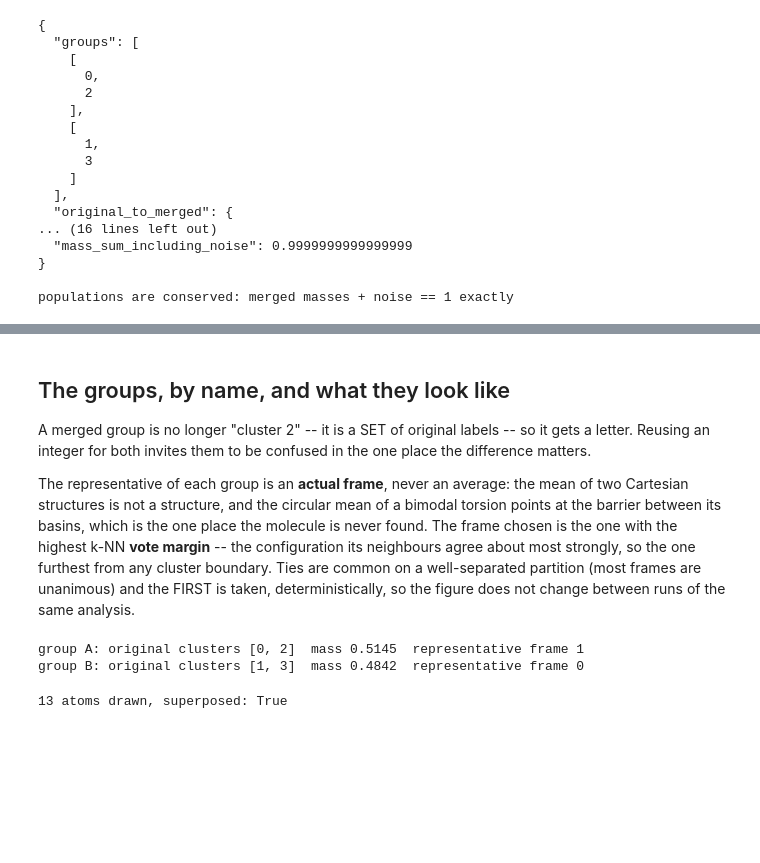
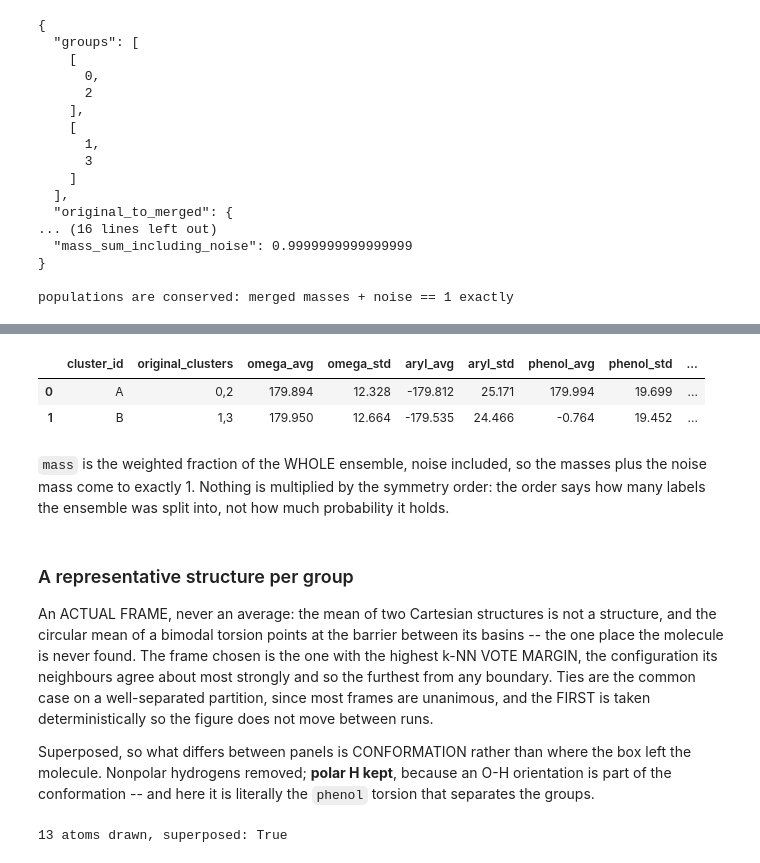
Before and after one commit to csy0000/MD-tools, a Jupyter notebook: docs/tutorial/paracetamol/analysis/clustering.ipynb, the cells around one changed output, grey strips where cells are left out. Drawn from its saved outputs; the diff is of its cells as text; code cells hidden in the pictures; blank space fills up the shorter version.

```diff
--- a/docs/tutorial/paracetamol/analysis/clustering.ipynb
+++ b/docs/tutorial/paracetamol/analysis/clustering.ipynb
@@ -176,31 +235,45 @@ populations are conserved: merged masses + noise == 1 exactly
+# %%
+def circular_mean(values):
+    return float(np.arctan2(np.sin(values).mean(), np.cos(values).mean()))
+
+def circular_std(values):
+    resultant = np.hypot(np.sin(values).mean(), np.cos(values).mean())
+    return float(np.sqrt(-2.0 * np.log(max(resultant, 1e-12))))
+
+rows = []
+for i, (name, members) in enumerate(groups.items()):
+    values = aligned[name]
+    row = {"cluster_id": name, "original_clusters": ",".join(str(m) for m in members)}
+    for column, torsion in enumerate(names):
+        row[f"{torsion}_avg"] = np.rad2deg(circular_mean(values[:, column]))
+        row[f"{torsion}_std"] = np.rad2deg(circular_std(values[:, column]))
+    row["n_samples"] = int(values.shape[0])
+    row["mass"] = float(merged.masses[i])
+    rows.append(row)
+
+df = pd.DataFrame(rows).round(3)
+df.head()
+# %% [output]
+|  | cluster_id | original_clusters | omega_avg | omega_std | aryl_avg | aryl_std | phenol_avg | phenol_std | ... |
+| 0 | A | 0,2 | 179.894 | 12.328 | -179.812 | 25.171 | 179.994 | 19.699 | ... |
+| 1 | B | 1,3 | 179.950 | 12.664 | -179.535 | 24.466 | -0.764 | 19.452 | ... |
+# %% [markdown]
+`mass` is the weighted fraction of the WHOLE ensemble, noise included, so the masses plus the
+noise mass come to exactly 1. Nothing is multiplied by the symmetry order: the order says how
+many labels the ensemble was split into, not how much probability it holds.
 # %% [markdown]
-## The groups, by name, and what they look like
+### A representative structure per group
 
-A merged group is no longer "cluster 2" -- it is a SET of original labels -- so it gets a letter.
-Reusing an integer for both invites them to be confused in the one place the difference matters.
+An ACTUAL FRAME, never an average: the mean of two Cartesian structures is not a structure, and
+the circular mean of a bimodal torsion points at the barrier between its basins -- the one place
+the molecule is never found. The frame chosen is the one with the highest k-NN VOTE MARGIN, the
+configuration its neighbours agree about most strongly and so the furthest from any boundary.
+Ties are the common case on a well-separated partition, since most frames are unanimous, and the
+FIRST is taken deterministically so the figure does not move between runs.
 
-The representative of each group is an **actual frame**, never an average: the mean of two
-Cartesian structures is not a structure, and the circular mean of a bimodal torsion points at the
-barrier between its basins, which is the one place the molecule is never found. The frame chosen
-is the one with the highest k-NN **vote margin** -- the configuration its neighbours agree about
-most strongly, so the one furthest from any cluster boundary. Ties are common on a
-well-separated partition (most frames are unanimous) and the FIRST is taken, deterministically,
-so the figure does not change between runs of the same analysis.
+Superposed, so what differs between panels is CONFORMATION rather than where the box left the
+molecule. Nonpolar hydrogens removed; **polar H kept**, because an O-H orientation is part of the
+conformation -- and here it is literally the `phenol` torsion that separates the groups.
-# %%
-from md_tools.analysis import (group_name, representative_by_vote,
-                               strip_nonpolar_hydrogens, draw_representative_structures)
-
-reps = representative_by_vote(fit)
-groups = {group_name(i): g for i, g in enumerate(detector.cluster_groups)}
-chosen = {name: reps[members[0]] for name, members in groups.items()}
-
-for name, members in groups.items():
-    mass = sum(clusters.entries[m].mass for m in members)
-    print(f"group {name}: original clusters {members}  mass {mass:.4f}  "
-          f"representative frame {chosen[name]}")
-# %% [output]
-group A: original clusters [0, 2]  mass 0.5145  representative frame 1
-group B: original clusters [1, 3]  mass 0.4842  representative frame 0
 # %%
 # Nonpolar hydrogens removed; POLAR H kept, because an O-H or N-H orientation is part of the
 # conformation being shown -- and here it is literally the `phenol` torsion.
```
Also changed, not shown: parts of 11 cells of this notebook, 1 other file.
